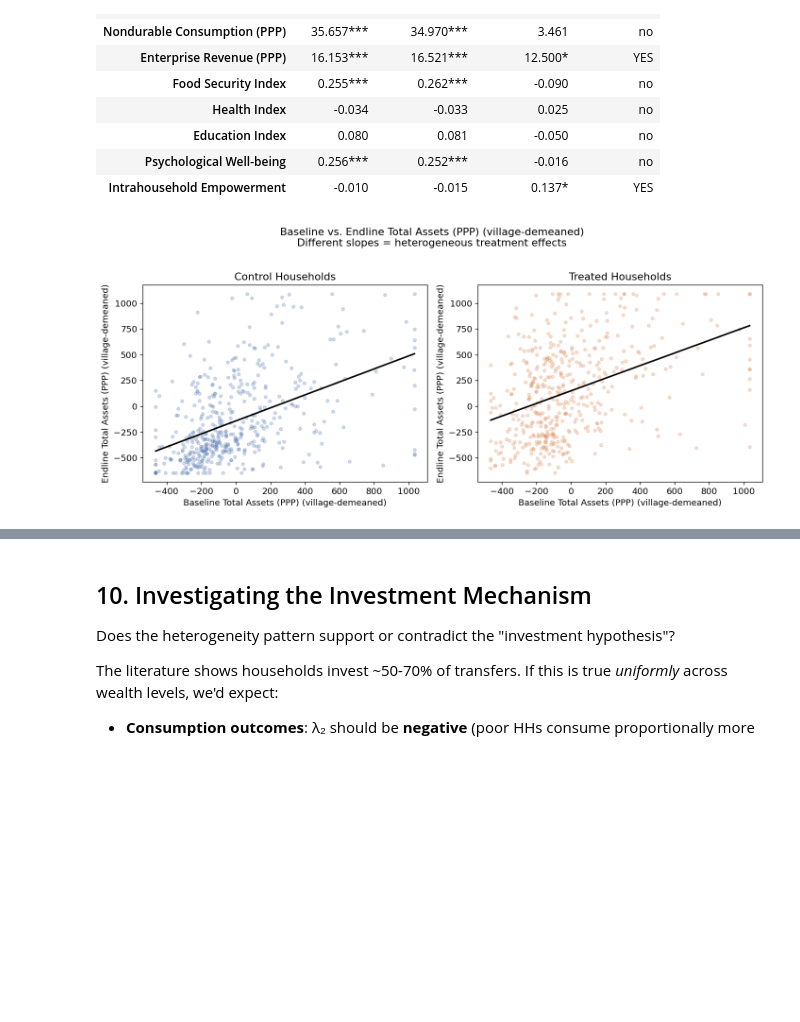
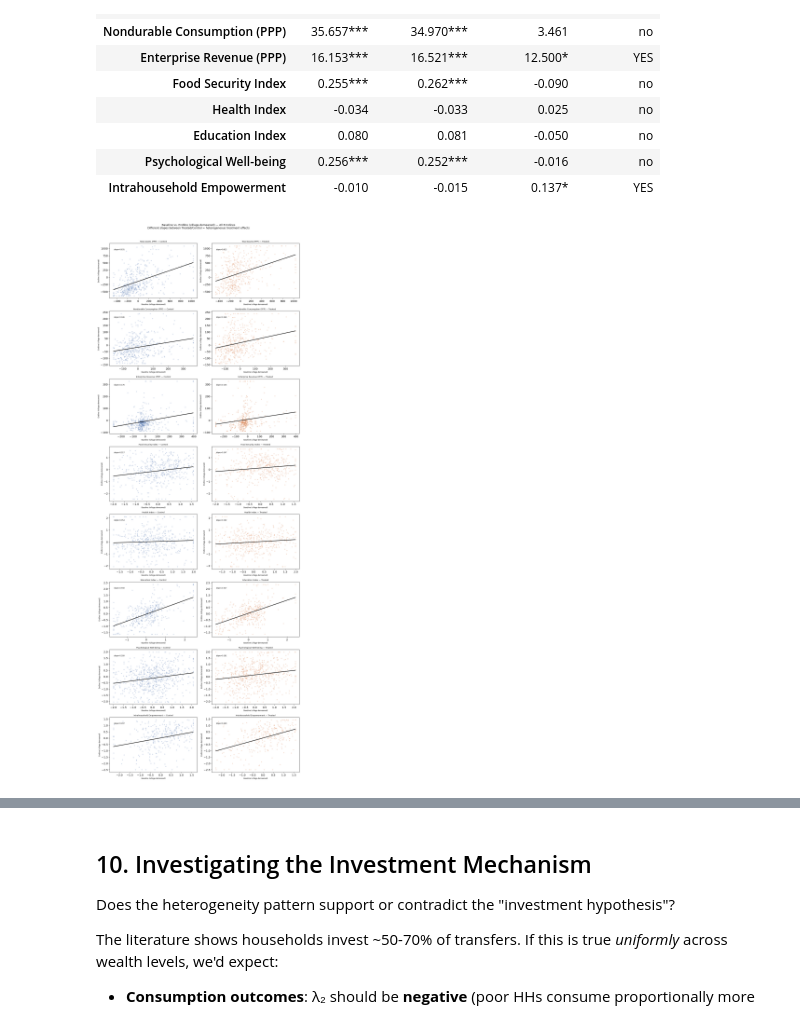
Before and after one commit to Ishikajj/advanced-econometrics-project, a Jupyter notebook: dataviewing.ipynb, the cells around one changed output, grey strips where cells are left out. Cells and saved outputs as stored; diff of their text form; code cells hidden in the pictures; blank space fills up the shorter version.

Commit message:
hetero effects for all index variables

```diff
--- a/dataviewing.ipynb
+++ b/dataviewing.ipynb
@@ -809,6 +837,13 @@ CONS_LABELS = {
     'cons_nondurable_ppp':   'Total Nondurable',
 }
 
+specs = [
+    ('treat',                  [],                                              'Treat Effect'),
+    ('treatXfemalerecXmarried',['treatXfemalerecXmarried','treatXsinglerec','spillover'], 'Female Rec.'),
+    ('treatXmonthlyXsmall',    ['treatXmonthlyXsmall','treatXlarge','spillover'],         'Monthly'),
+    ('treatXlarge',            ['treatXlarge','spillover'],                               'Large Transfer'),
+]
+
 rows_cons = []
 for var in CONS_VARS:
     var1 = var + '1'
@@ -821,12 +856,15 @@ for var in CONS_VARS:
         'Control Mean (SD)': f'{ctrl_vals.mean():.2f} ({ctrl_vals.std():.2f})',
     }
 
-    c, se, pv = run_single_spec(var, 'treat', [], df_hh)
-    row['Treat Effect (SE)'] = f'{c:.3f}{stars(pv)} ({se:.3f})' if not np.isnan(c) else 'NA'
+    for key_var, extra_regs, col_label in specs:
+        c, se, pv = run_single_spec(var, key_var, extra_regs, df_hh)
+        row[col_label] = f'{c:.3f}{stars(pv)} ({se:.3f})' if not np.isnan(c) else 'NA'
+
     row['N'] = df_hh[var1].notna().sum()
     rows_cons.append(row)
 
 print('=== TABLE 5: CONSUMPTION BREAKDOWN ===')
+print('Coefficient (SE) | Stars: * p<0.10, ** p<0.05, *** p<0.01')
 display(pd.DataFrame(rows_cons).set_index('Outcome'))
 # %% [output]
 === TABLE 5: CONSUMPTION BREAKDOWN ===
@@ -1258,47 +1415,55 @@ ATE = paper's main estimate | β₁ = het. model intercept | λ₂ = interaction
 | Psychological Well-being | 0.256*** | 0.252*** | -0.016 | no |
 | Intrahousehold Empowerment | -0.010 | -0.015 | 0.137* | YES |
 # %%
-# For a concrete visual: scatter of baseline wealth vs. treatment effect residuals
-# Show for Total Assets
-focus_var = 'asset_total_ppp'
-var1 = focus_var + '1'
-var0 = focus_var + '0'
+# Scatter: baseline vs endline (village-demeaned) for all 8 indices
+# Different slopes between treated and control = heterogeneous treatment effects
 
-d = df_hh[[var1, var0, 'treat', 'spillover', 'village', 'surveyid']].dropna()
+z_range = np.linspace(-2, 2, 100)
+fig, axes = plt.subplots(8, 2, figsize=(12, 32))
 
-# Demean by village to partial out village FE
-d['y_dm']    = d[var1] - d.groupby('village')[var1].transform('mean')
-d['base_dm'] = d[var0] - d.groupby('village')[var0].transform('mean')
+for i, var in enumerate(INDICES):
+    var1 = var + '1'
+    var0 = var + '0'
+    samp = df_indiv if var == 'psy_index_z' else df_hh
 
-# Winsorise for display
-for col in ['y_dm', 'base_dm']:
-    lo, hi = d[col].quantile(0.02), d[col].quantile(0.98)
-    d[col] = d[col].clip(lo, hi)
+    d = samp[[var1, var0, 'treat', 'village', 'surveyid']].dropna()
 
-fig, axes = plt.subplots(1, 2, figsize=(12, 5))
+    # Demean by village to partial out village FE
+    d = d.copy()
+    d['y_dm']    = d[var1] - d.groupby('village')[var1].transform('mean')
+    d['base_dm'] = d[var0] - d.groupby('village')[var0].transform('mean')
 
-for ax, grp, color, label in [
-    (axes[0], d[d['treat'] == 0], '#4C72B0', 'Control'),
-    (axes[1], d[d['treat'] == 1], '#DD8452', 'Treated'),
-]:
-    ax.scatter(grp['base_dm'], grp['y_dm'], alpha=0.25, s=15, color=color)
-    # OLS fit line
-    if len(grp) > 10:
-        m = np.polyfit(grp['base_dm'].dropna(), grp['y_dm'].dropna(), 1)
-        x_line = np.linspace(grp['base_dm'].min(), grp['base_dm'].max(), 100)
-        ax.plot(x_line, np.polyval(m, x_line), color='black', linewidth=2)
-    ax.set_xlabel(f'Baseline {INDEX_LABELS[focus_var]} (village-demeaned)')
-    ax.set_ylabel(f'Endline {INDEX_LABELS[focus_var]} (village-demeaned)')
-    ax.set_title(f'{label} Households')
+    # Winsorise for display
+    for col in ['y_dm', 'base_dm']:
+        lo, hi = d[col].quantile(0.02), d[col].quantile(0.98)
+        d[col] = d[col].clip(lo, hi)
 
-plt.suptitle(
-    f'Baseline vs. Endline {INDEX_LABELS[focus_var]} (village-demeaned)\n'
-    'Different slopes = heterogeneous treatment effects', y=1.02
-)
+    label_str = INDEX_LABELS.get(var, var)
+
+    for j, (grp_mask, color, label) in enumerate([
+        (d['treat'] == 0, '#4C72B0', 'Control'),
+        (d['treat'] == 1, '#DD8452', 'Treated'),
+    ]):
+        ax = axes[i, j]
+        grp = d[grp_mask]
+        ax.scatter(grp['base_dm'], grp['y_dm'], alpha=0.2, s=10, color=color)
+        if len(grp) > 10:
+            m = np.polyfit(grp['base_dm'], grp['y_dm'], 1)
+            x_line = np.linspace(grp['base_dm'].min(), grp['base_dm'].max(), 100)
+            ax.plot(x_line, np.polyval(m, x_line), color='black', linewidth=2)
+            ax.annotate(f'slope={m[0]:.3f}', xy=(0.05, 0.88),
+                        xycoords='axes fraction', fontsize=7)
+        ax.set_xlabel('Baseline (village-demeaned)', fontsize=7)
+        ax.set_ylabel('Endline (village-demeaned)', fontsize=7)
+        ax.set_title(f'{label_str} — {label}', fontsize=8)
+
+plt.suptitle('Baseline vs. Endline (village-demeaned) — All 8 Indices\n'
+             'Different slopes between Treated/Control = heterogeneous treatment effects',
+             fontsize=11, y=1.01)
 plt.tight_layout()
 plt.show()
 
-print('If the slope differs between treated and control groups,')
-print('it indicates heterogeneous treatment effects (λ₂ ≠ 0).')
+print('If the slope for Treated > slope for Control, lambda2 > 0 (richer HHs benefit more).')
+print('If the slope for Treated < slope for Control, lambda2 < 0 (poorer HHs benefit more).')
 # %% [output]
-[figure, old version]
+[figure, new version]
```
Also changed, not shown: parts of 7 cells of this notebook, 3 other files.
